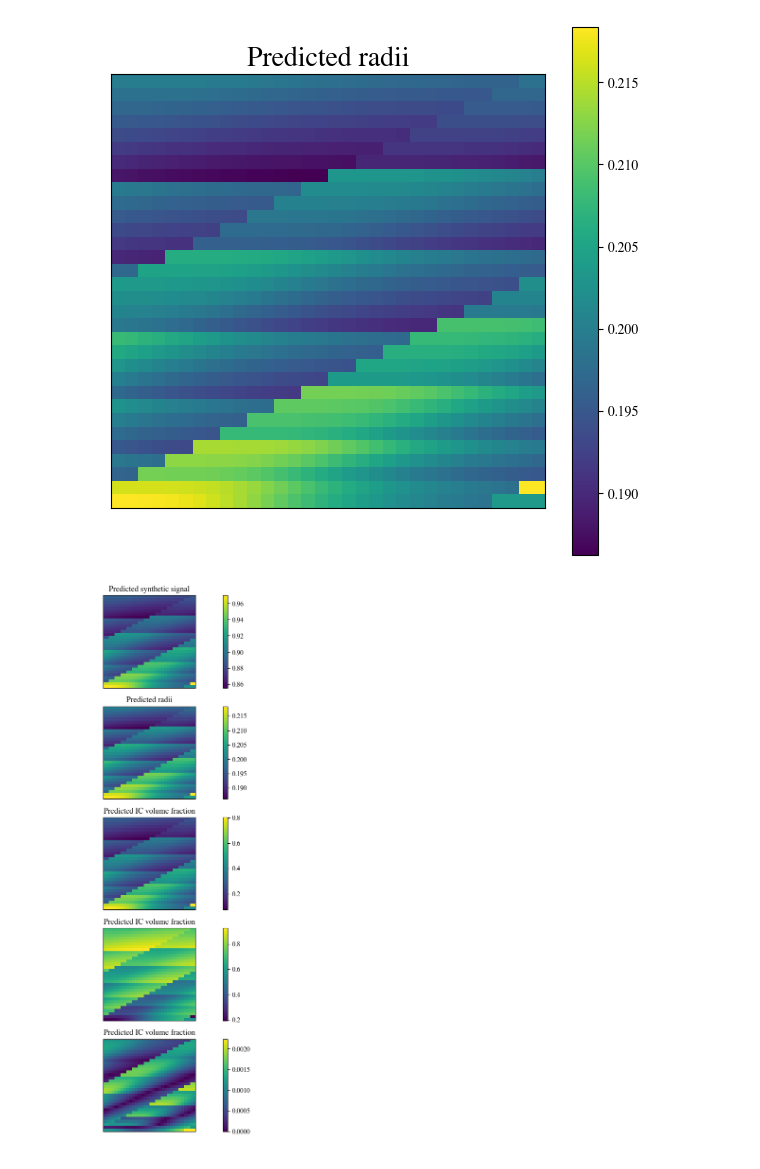
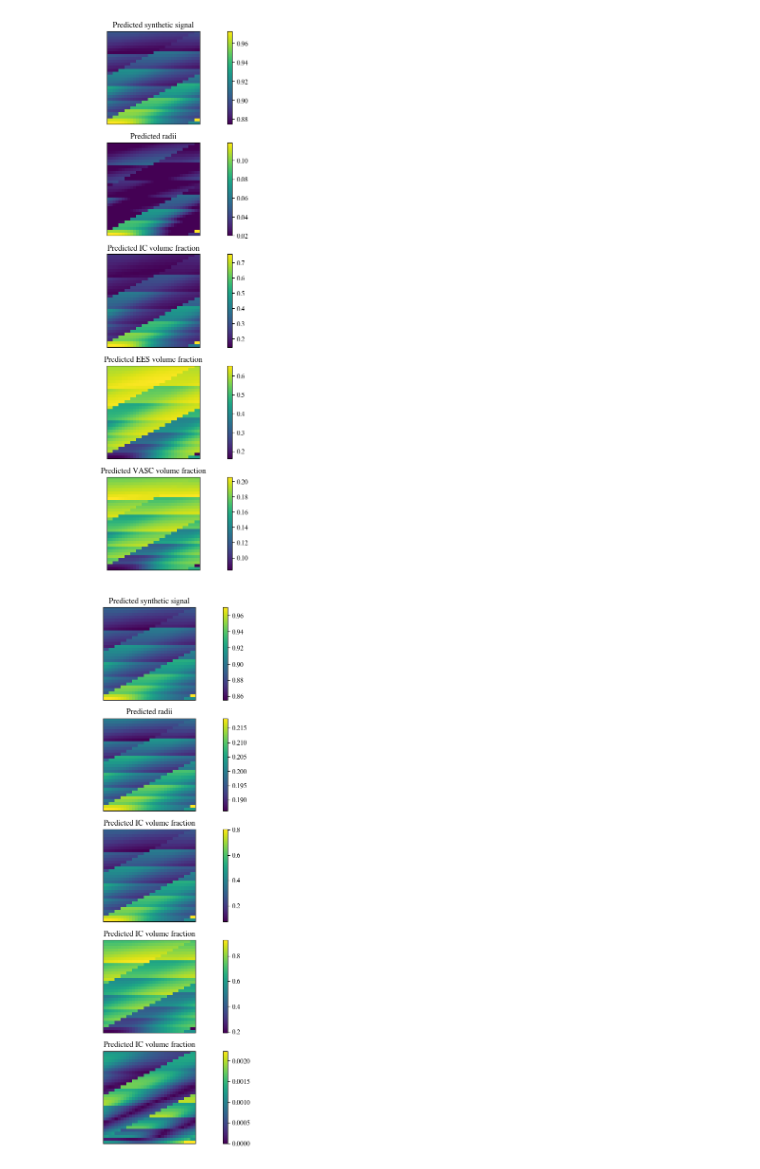
Before and after one commit to theavage/Master-project, a Jupyter notebook: network/test.ipynb, the cells around one changed output. Saved outputs shown, nothing was run; the diff lists cells and outputs as text; code cells hidden in the pictures.

```diff
--- a/network/test.ipynb
+++ b/network/test.ipynb
@@ -2,32 +2,65 @@
 import numpy as np
 import matplotlib.pyplot as plt
 from dmipy.core.acquisition_scheme import acquisition_scheme_from_schemefile
-signal = np.load('signal.npy')
-radi = np.load('radii.npy')
-f_sphere = np.load('f_sphere.npy')
-f_ball = np.load('f_ball.npy')
-f_stick = np.load('f_stick.npy')
+signal = np.load('signal_50.npy')
+radi = np.load('radii_50.npy')
+f_sphere = np.load('f_sphere_50.npy')
+f_ball = np.load('f_ball_50.npy')
+f_stick = np.load('f_stick_50.npy')
 # %%
 s = signal[64:].reshape(32,32,120)
 r = radi[64:].reshape(32,32)
 f_s = f_sphere[64:].reshape(32,32)
 f_b = f_ball[64:].reshape(32,32)
 f_stick = f_stick[64:].reshape(32,32)
-# %%
-plt.rcParams["font.family"] = "times"
-plt.rcParams["figure.dpi"] = 100
-plt.rcParams['savefig.dpi'] = 300
-plt.rcParams['font.size'] = 10
-
-fig, ax = plt.subplots(1,figsize = (7,7))
-im = ax.imshow(r)
-
-ax.get_xaxis().set_visible(False)
-ax.get_yaxis().set_visible(False)
-ax.set_title('Predicted radii',size=20)
-cb1 = fig.colorbar(im,ax=ax)
-# %% [output]
-[figure, removed]
+# %%
+fig, ax = plt.subplots(5,figsize = (15,15))
+
+im1 = ax[0].imshow(s[:,:,0])
+
+ax[0].get_xaxis().set_visible(False)
+ax[0].get_yaxis().set_visible(False)
+ax[0].set_title('Predicted synthetic signal')
+cb0 = fig.colorbar(im1,ax=ax[0])
+
+
+im2 = ax[1].imshow(r)
+
+ax[1].get_xaxis().set_visible(False)
+ax[1].get_yaxis().set_visible(False)
+ax[1].set_title('Predicted radii')
+cb1 = fig.colorbar(im2,ax=ax[1])
+
+
+im3 = ax[2].imshow(f_s)
+
+ax[2].get_xaxis().set_visible(False)
+ax[2].get_yaxis().set_visible(False)
+ax[2].set_title('Predicted IC volume fraction')
+cb2 = fig.colorbar(im3,ax=ax[2])
+
+
+im4 = ax[3].imshow(f_b)
+
+ax[3].get_xaxis().set_visible(False)
+ax[3].get_yaxis().set_visible(False)
+ax[3].set_title('Predicted EES volume fraction')
+cb2 = fig.colorbar(im4,ax=ax[3])
+
+
+im5 = ax[4].imshow(f_stick)
+
+ax[4].get_xaxis().set_visible(False)
+ax[4].get_yaxis().set_visible(False)
+ax[4].set_title('Predicted VASC volume fraction')
+cb2 = fig.colorbar(im5,ax=ax[4])
+
+plt.rcParams["font.family"] = "times"
+plt.rcParams["figure.dpi"] = 100
+plt.rcParams['savefig.dpi'] = 300
+plt.rcParams['font.size'] = 10
+# %% [output]
+[figure, added]
 # %%
 fig, ax = plt.subplots(5,figsize = (15,15))
 
```
Also changed, not shown: parts of 6 cells of this notebook, 26 other files.
